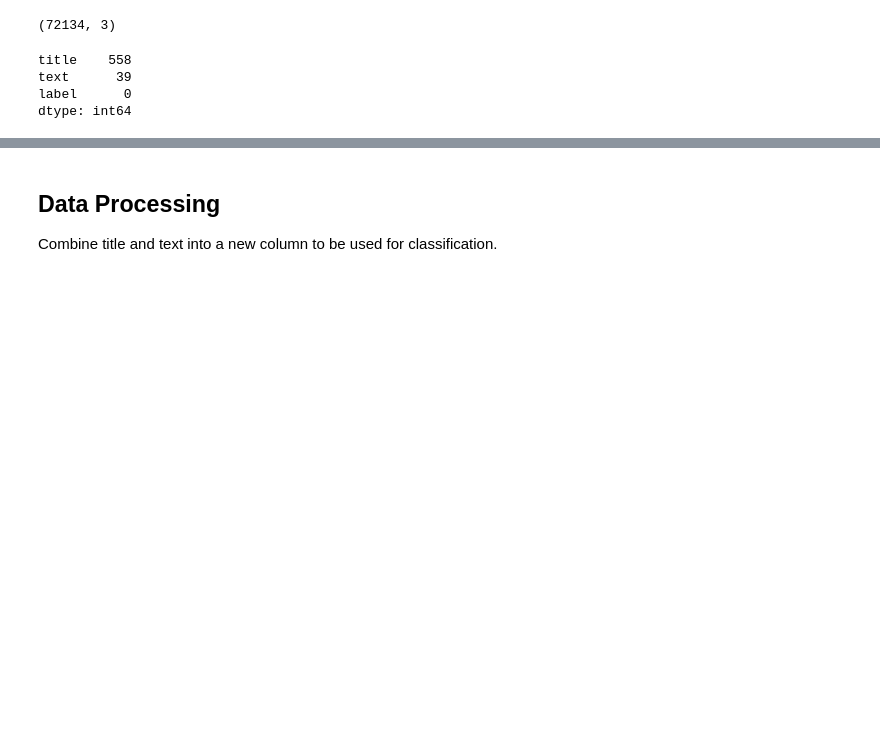
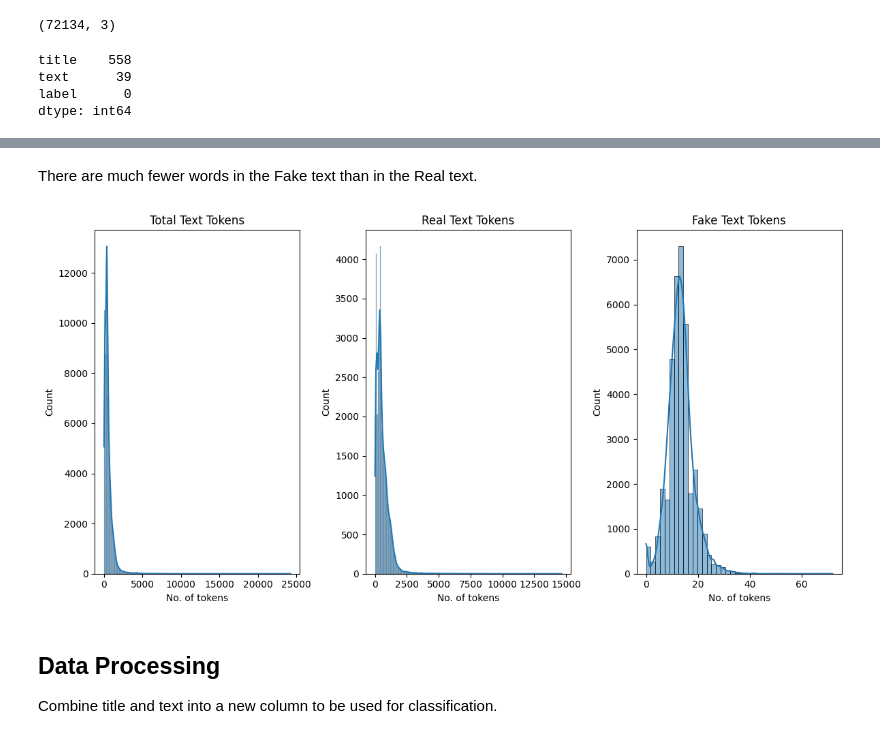
Before and after one commit to calebrauscher/IBM_supervised_learning, a Jupyter notebook: fake_news.ipynb, the cells around one changed output, grey strips where cells are left out. Drawn from its saved outputs; the diff is of its cells as text; code cells hidden in the pictures; blank space fills up the shorter version.

```diff
--- a/fake_news.ipynb
+++ b/fake_news.ipynb
@@ -99,3 +123,24 @@ Name: count, dtype: int64
+# %% [markdown]
+There are much fewer words in the Fake text than in the Real text.
+# %%
+title_tokens = df["text"].apply(lambda x:len(x.split()))
+fig,(ax1,ax2, ax3) = plt.subplots(ncols=3,figsize=(12,6))
+
+ax1 = sns.histplot(df["text"].apply(lambda x:len(x.split())),ax=ax1,bins=200, kde=True)
+ax1.set_xlabel('No. of tokens')
+ax1.set_title("Total Text Tokens")
+
+ax2 = sns.histplot(df[df["label"]==0]["text"].apply(lambda x:len(x.split())),ax=ax2,bins=200, kde=True)
+ax2.set_xlabel('No. of tokens')
+ax2.set_title("Real Text Tokens")
+
+ax3 = sns.histplot(df[df["label"]==1]["title"].apply(lambda x:len(x.split())),ax=ax3,bins=40, kde=True)
+ax3.set_xlabel('No. of tokens')
+ax3.set_title("Fake Text Tokens")
+
+plt.tight_layout()
+# %% [output]
+[figure, added]
 # %% [markdown]
 ## Data Processing
 
```
Also changed, not shown: parts of 7 cells of this notebook.
